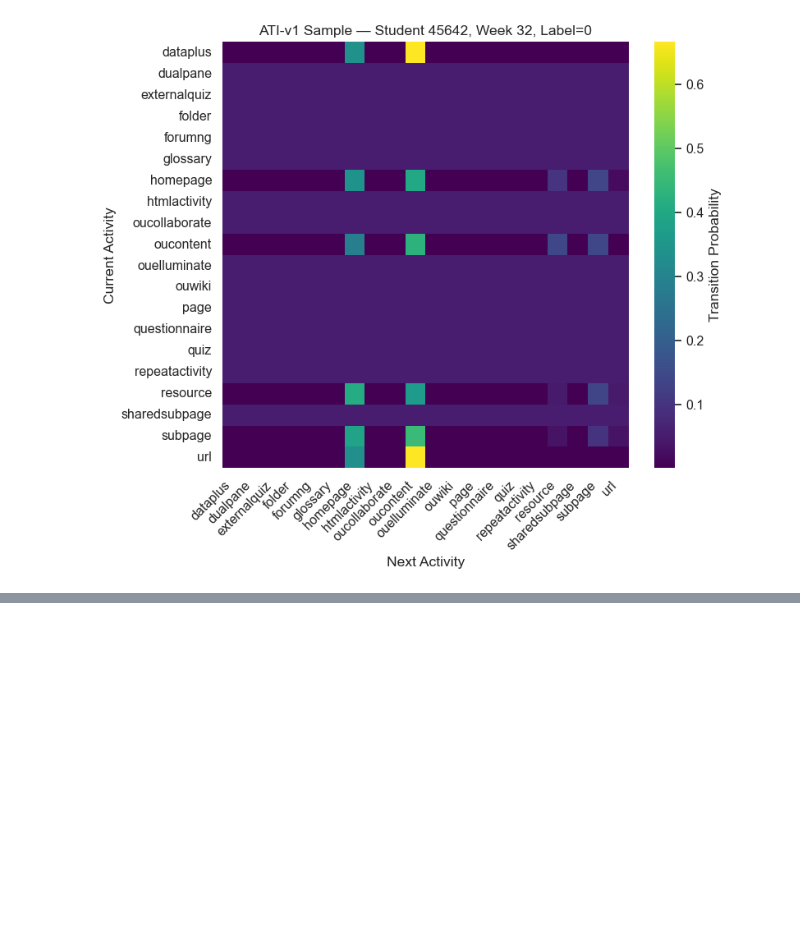
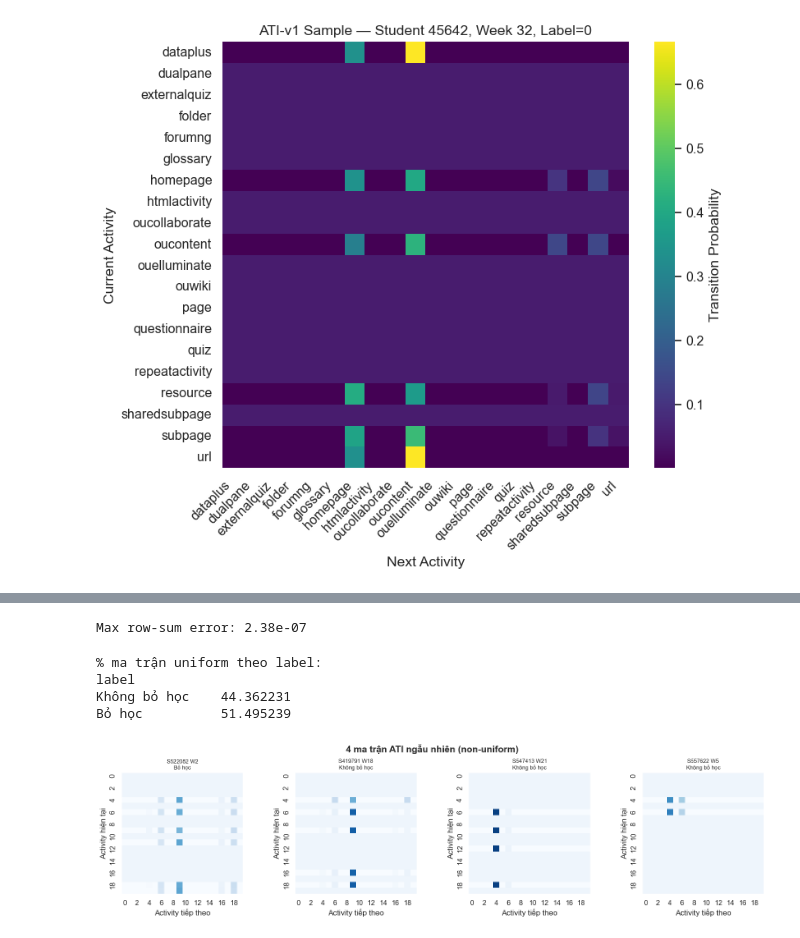
Before and after one commit to ductrien261/ati-dropout-prediction, a Jupyter notebook: notebooks/02_ati_dataset.ipynb, the cells around one changed output, grey strips where cells are left out. Drawn from its saved outputs; the diff is of its cells as text; code cells hidden in the pictures; blank space fills up the shorter version.

```diff
--- a/notebooks/02_ati_dataset.ipynb
+++ b/notebooks/02_ati_dataset.ipynb
@@ -88,0 +116,39 @@ plt.show()
+# %%
+# Check 2: Row-stochastic?
+row_sums = matrices.sum(axis=2)          # shape (N, 20)
+max_row_err = np.abs(row_sums - 1.0).max()
+print(f"Max row-sum error: {max_row_err:.2e}")
+# %% [output]
+Max row-sum error: 2.38e-07
+# %%
+# Check 3: Uniform rate theo label
+meta["is_uniform"] = per_matrix_std < 1e-4
+
+by_label = meta.groupby("label")["is_uniform"].mean() * 100
+print("% ma trận uniform theo label:")
+print(by_label.rename({0: "Không bỏ học", 1: "Bỏ học"}).to_string())
+# %% [output]
+% ma trận uniform theo label:
+label
+Không bỏ học    44.362231
+Bỏ học          51.495239
+# %%
+# Check 4: Visual sanity — in 4 ma trận ngẫu nhiên NON-uniform
+import seaborn as sns
+
+non_uniform_idx = np.where(per_matrix_std > 0.05)[0]
+sample_idx = np.random.choice(non_uniform_idx, size=4, replace=False)
+
+fig, axes = plt.subplots(1, 4, figsize=(16, 4))
+for ax, idx in zip(axes, sample_idx):
+    sns.heatmap(matrices[idx], ax=ax, vmin=0, vmax=1,
+                cmap="Blues", cbar=False, square=True)
+    label_str = "Bỏ học" if meta.iloc[idx]["label"] == 1 else "Không bỏ học"
+    ax.set_title(f"S{meta.iloc[idx]['id_student']} W{meta.iloc[idx]['week']}\n{label_str}", fontsize=9)
+    ax.set_xlabel("Activity tiếp theo")
+    ax.set_ylabel("Activity hiện tại")
+plt.suptitle("4 ma trận ATI ngẫu nhiên (non-uniform)", fontweight="bold")
+plt.tight_layout()
+plt.show()
+# %% [output]
+[figure, added]
```
Also changed, not shown: parts of 2 cells of this notebook.
